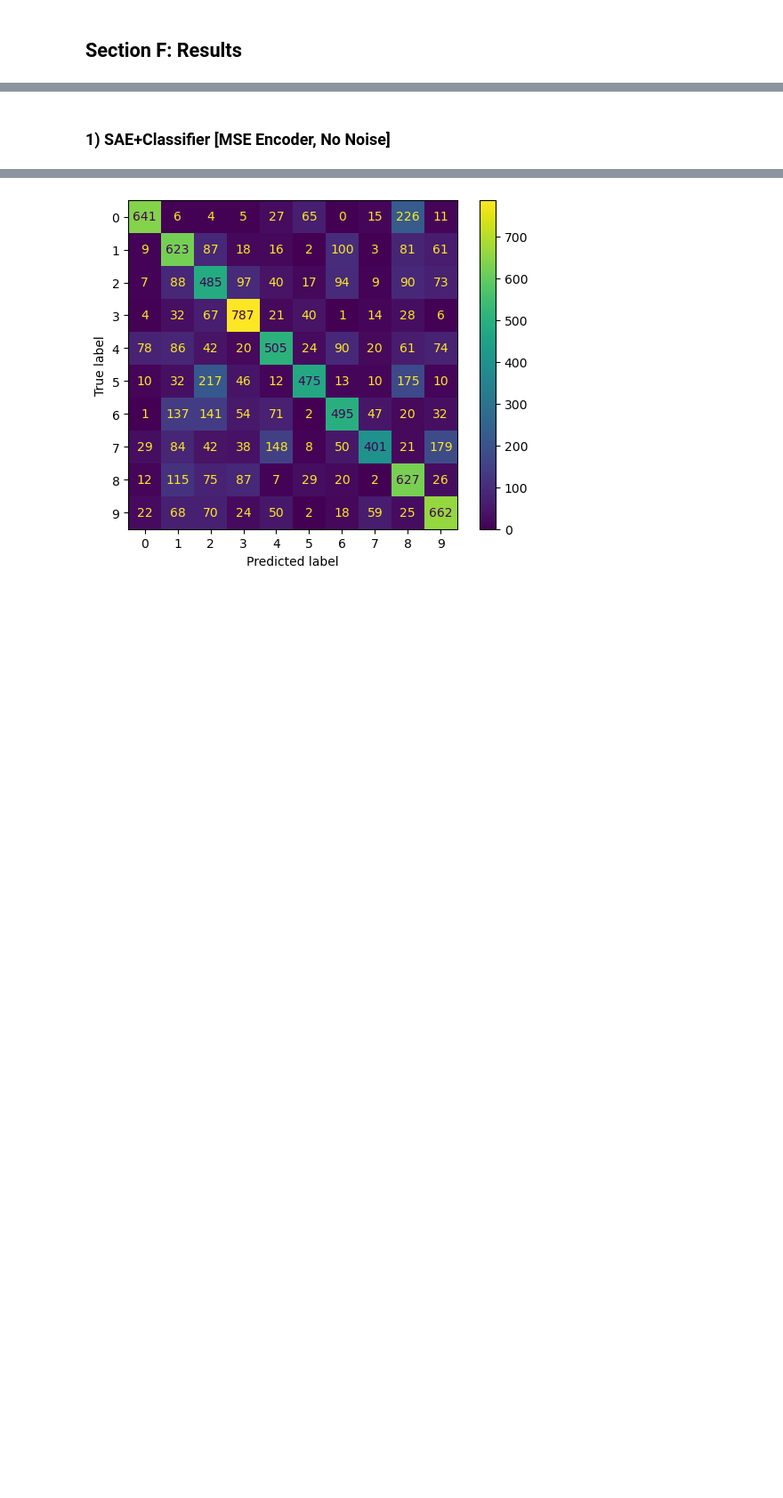
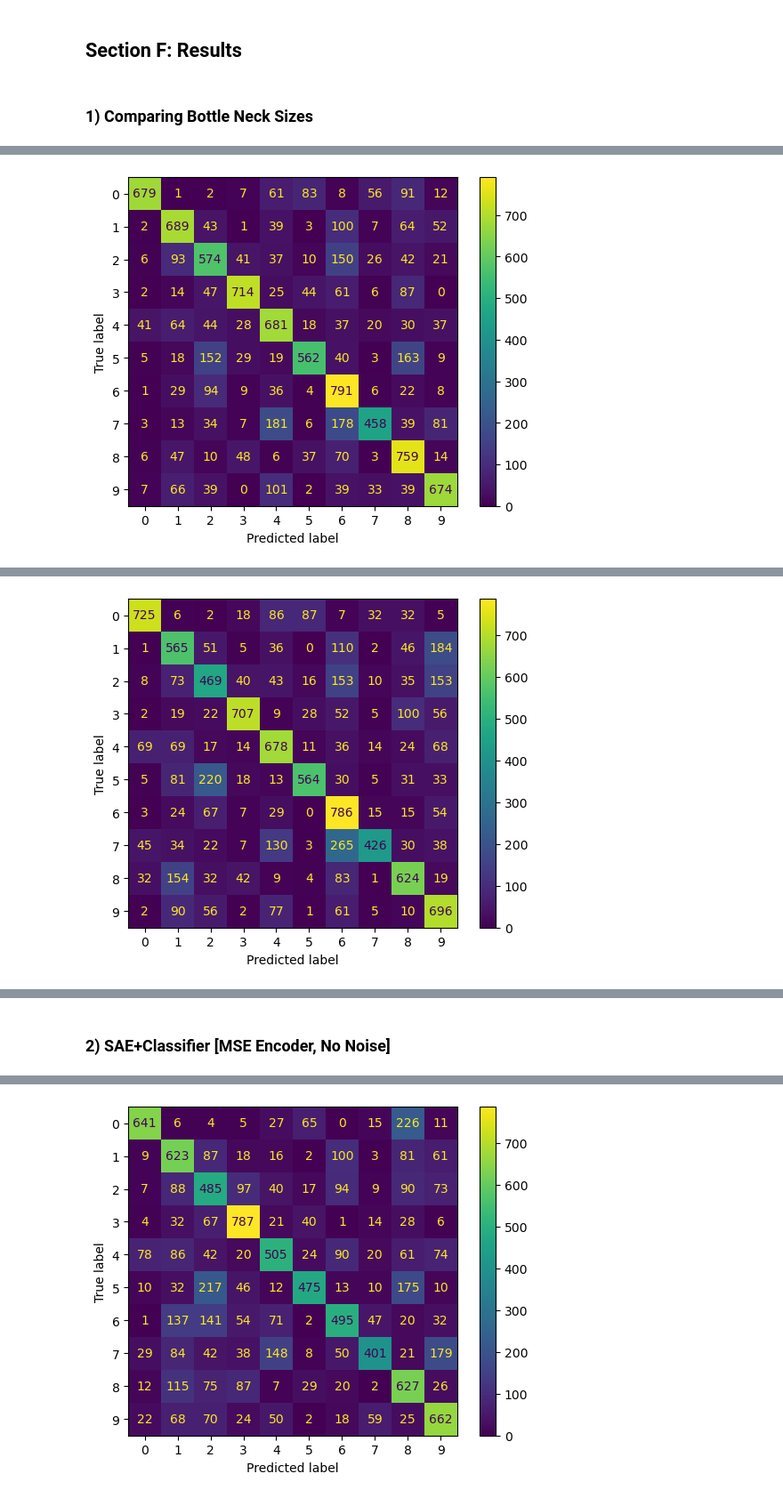
Before and after one commit to JoeMad21/EEL6814_Project2, a Jupyter notebook: EEL6814_Proj2.ipynb, the cells around one changed output, grey strips where cells are left out. Shown at 89% size. Drawn from its saved outputs; the diff is of its cells as text; code cells hidden in the pictures; blank space fills up the shorter version.

```diff
--- a/EEL6814_Proj2.ipynb
+++ b/EEL6814_Proj2.ipynb
@@ -521,3 +595,47 @@ best_noisy_clf_ce.fit(noisy_encoded_train_data_ce, labels_train_hot)
 <keras.src.callbacks.History at 0x...>
 # %% [markdown]
 ## Section F: Results
+# %% [markdown]
+### 1) Comparing Bottle Neck Sizes
+# %%
+for i in range(50, 110, 10):
+    hp_temp_sae = HyperParameters()
+
+    hp_temp_sae.Choice('batch_size', [64]);
+    hp_temp_sae.Choice('neck_width', [i]);
+
+    sae_temp = build_sae(hp_temp_sae)
+    sae_temp.compile(optimizer='adam', loss='mean_squared_error')
+
+    sae_temp.fit(data_train, data_train)
+    encoded_temp_train = sae_temp.predict(data_train)
+    encoded_temp_test = sae_temp.predict(data_test)
+
+    hp_temp_clf = HyperParameters()
+
+    hp_temp_clf.Choice('clf_width', [110]);
+    hp_temp_clf.Choice('clf_height', [2]);
+    hp_temp_clf.Choice('batch_size', [128]);
+    hp_temp_clf.Choice('neck_width', [i]);
+
+    clf_temp = build_mlp(hp_temp_clf)
+    clf_temp.compile(optimizer='adam', loss='categorical_crossentropy')
+
+    clf_temp.fit(encoded_temp_train, labels_train_hot, batch_size=32)
+    predictions_temp = clf_temp.predict(encoded_temp_test)
+
+    predictions_temp = np.argmax(predictions_temp,axis=1)
+
+    cm_temp = confusion_matrix(labels_test, predictions_temp)
+
+    print("Bottle Neck Width: " + str(i))
+
+    print("Accuracy Score: " + str(accuracy_score(labels_test, predictions_temp)))
+    print("Precision Score: " + str(precision_score(labels_test, predictions_temp, average='macro')))
+    print("Recall Score: " + str(recall_score(labels_test, predictions_temp, average='macro')))
+    print("F1 Score: " + str(f1_score(labels_test, predictions_temp, average='macro')))
+
+    disp_temp = ConfusionMatrixDisplay(confusion_matrix=cm_temp)
+    disp_temp.plot()
+    plt.show()
+# %% [output]
@@ -523,0 +652 @@ best_noisy_clf_ce.fit(noisy_encoded_train_data_ce, labels_train_hot)
+[figure, added]
@@ -523,0 +663 @@ best_noisy_clf_ce.fit(noisy_encoded_train_data_ce, labels_train_hot)
+[figure, added]
@@ -524,2 +708,2 @@ best_noisy_clf_ce.fit(noisy_encoded_train_data_ce, labels_train_hot)
 # %% [markdown]
-### 1) SAE+Classifier [MSE Encoder, No Noise]
+### 2) SAE+Classifier [MSE Encoder, No Noise]
```
Also changed, not shown: parts of 39 cells of this notebook, 1 other file.
